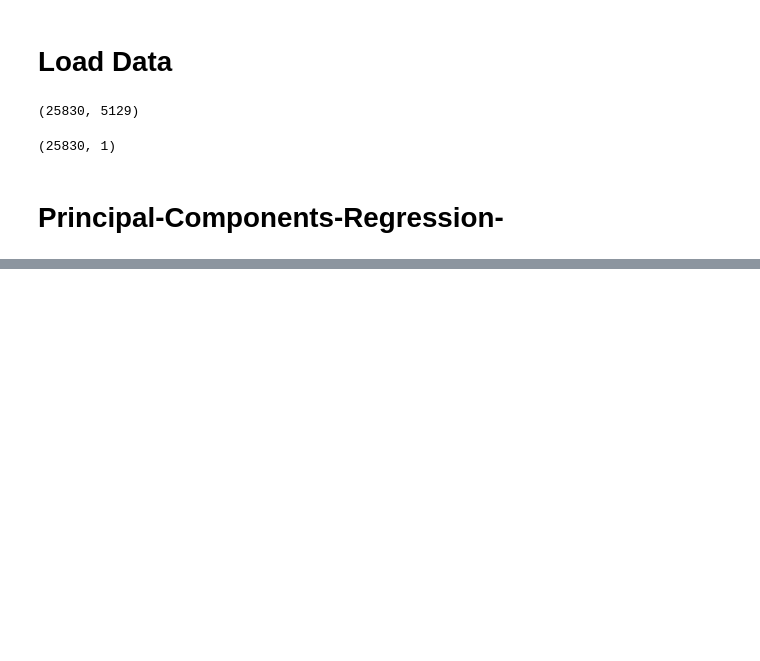
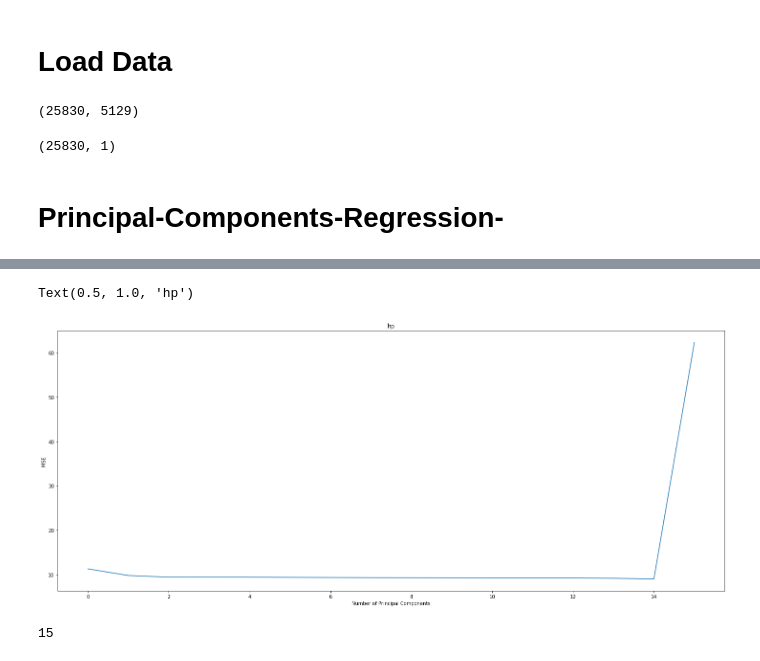
Before and after one commit to amodi01/airbnbpriceprediction, a Jupyter notebook: EDA_Notebooks/Step_8_PCA.ipynb, the cells around one changed output, grey strips where cells are left out. Cells and saved outputs as stored; diff of their text form; code cells hidden in the pictures; blank space fills up the shorter version.

```diff
--- a/EDA_Notebooks/Step_8_PCA.ipynb
+++ b/EDA_Notebooks/Step_8_PCA.ipynb
@@ -124,0 +125,20 @@ KeyboardInterrupt:
+# %%
+mse_log = []
+import math
+i=1
+for i in range(1, len(mse)):
+    mse_log.append(math.log(i))
+# %%
+# Plot cross-validation results
+plt.figure(figsize=(25,10))
+plt.plot(mse_log)
+plt.xlabel('Number of Principal Components')
+plt.ylabel('MSE')
+plt.title('hp')
+# %% [output]
+Text(0.5, 1.0, 'hp')
+[figure, added]
+# %%
+len(mse_log)
+# %% [output]
+15
```
Also changed, not shown: parts of 16 cells of this notebook, 4 other files.
